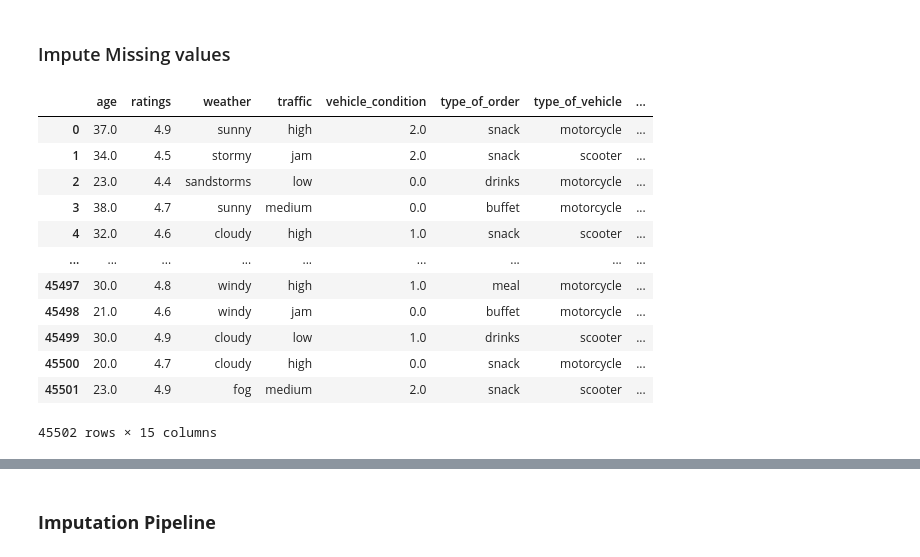
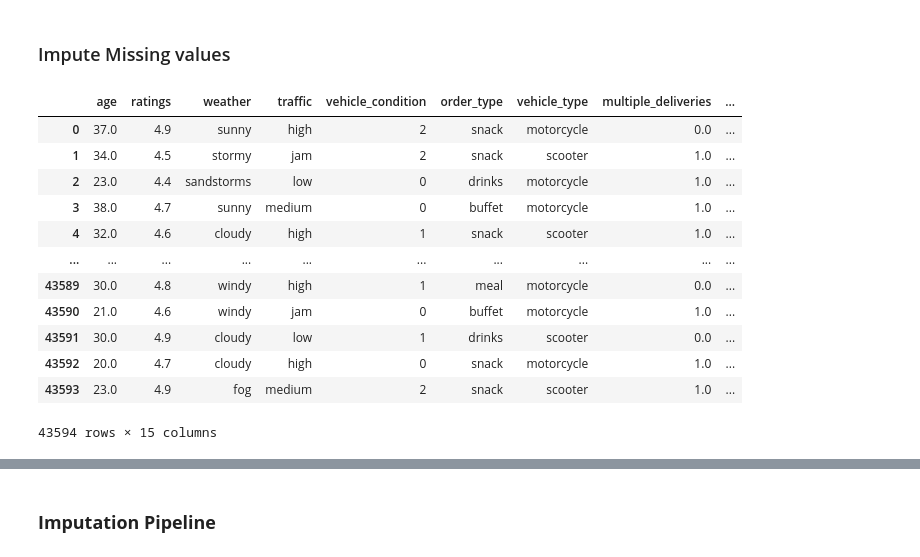
Before and after one commit to realaryagupta/food-delivery-time-estimation, a Jupyter notebook: notebooks/Exp 4.1 - Drop and Impute.ipynb, the cells around one changed output, grey strips where cells are left out. Drawn from its saved outputs; the diff is of its cells as text; code cells hidden in the pictures.

```diff
--- a/notebooks/Exp 4.1 - Drop and Impute.ipynb
+++ b/notebooks/Exp 4.1 - Drop and Impute.ipynb
@@ -67,11 +52,3 @@ data.drop(columns = columns_to_drop, inplace = True)
-# %%
-data['time_taken'] = data['time_taken(min)'].rename("time_taken")
-# %%
-data['time_taken'] = data['time_taken'].str.replace("(min) ",'')
-# %%
-data['time_taken'] = data['time_taken'].astype('int')
-# %%
-data = data.drop('time_taken(min)', axis = 1)
 # %%
 # count of duplicate rows
 data.duplicated().sum()
@@ -485,25 +441,24 @@ plt.show()
 temp_df = data.copy()
 # %%
 # split into X and y
-
-X = temp_df.drop(columns='time_taken')
-y = temp_df['time_taken']
+X = temp_df.drop(columns='time')
+y = temp_df['time']
 
 X
 # %% [output]
-|  | age | ratings | weather | traffic | vehicle_condition | type_of_order | type_of_vehicle | ... |
-| 0 | 37.0 | 4.9 | sunny | high | 2.0 | snack | motorcycle | ... |
-| 1 | 34.0 | 4.5 | stormy | jam | 2.0 | snack | scooter | ... |
-| 2 | 23.0 | 4.4 | sandstorms | low | 0.0 | drinks | motorcycle | ... |
-| 3 | 38.0 | 4.7 | sunny | medium | 0.0 | buffet | motorcycle | ... |
-| 4 | 32.0 | 4.6 | cloudy | high | 1.0 | snack | scooter | ... |
-| ... | ... | ... | ... | ... | ... | ... | ... | ... |
-| 45497 | 30.0 | 4.8 | windy | high | 1.0 | meal | motorcycle | ... |
-| 45498 | 21.0 | 4.6 | windy | jam | 0.0 | buffet | motorcycle | ... |
-| 45499 | 30.0 | 4.9 | cloudy | low | 1.0 | drinks | scooter | ... |
-| 45500 | 20.0 | 4.7 | cloudy | high | 0.0 | snack | motorcycle | ... |
-| 45501 | 23.0 | 4.9 | fog | medium | 2.0 | snack | scooter | ... |
+|  | age | ratings | weather | traffic | vehicle_condition | order_type | vehicle_type | multiple_deliveries | ... |
+| 0 | 37.0 | 4.9 | sunny | high | 2 | snack | motorcycle | 0.0 | ... |
+| 1 | 34.0 | 4.5 | stormy | jam | 2 | snack | scooter | 1.0 | ... |
+| 2 | 23.0 | 4.4 | sandstorms | low | 0 | drinks | motorcycle | 1.0 | ... |
+| 3 | 38.0 | 4.7 | sunny | medium | 0 | buffet | motorcycle | 1.0 | ... |
+| 4 | 32.0 | 4.6 | cloudy | high | 1 | snack | scooter | 1.0 | ... |
+| ... | ... | ... | ... | ... | ... | ... | ... | ... | ... |
+| 43589 | 30.0 | 4.8 | windy | high | 1 | meal | motorcycle | 0.0 | ... |
+| 43590 | 21.0 | 4.6 | windy | jam | 0 | buffet | motorcycle | 1.0 | ... |
+| 43591 | 30.0 | 4.9 | cloudy | low | 1 | drinks | scooter | 0.0 | ... |
+| 43592 | 20.0 | 4.7 | cloudy | high | 0 | snack | motorcycle | 1.0 | ... |
+| 43593 | 23.0 | 4.9 | fog | medium | 2 | snack | scooter | 1.0 | ... |
-45502 rows × 15 columns
+43594 rows × 15 columns
 # %%
 X_train, X_test, y_train, y_test = train_test_split(X, y, test_size = 0.2, random_state = 42)
 # %%
```
Also changed, not shown: parts of 56 cells of this notebook, 6 other files.
